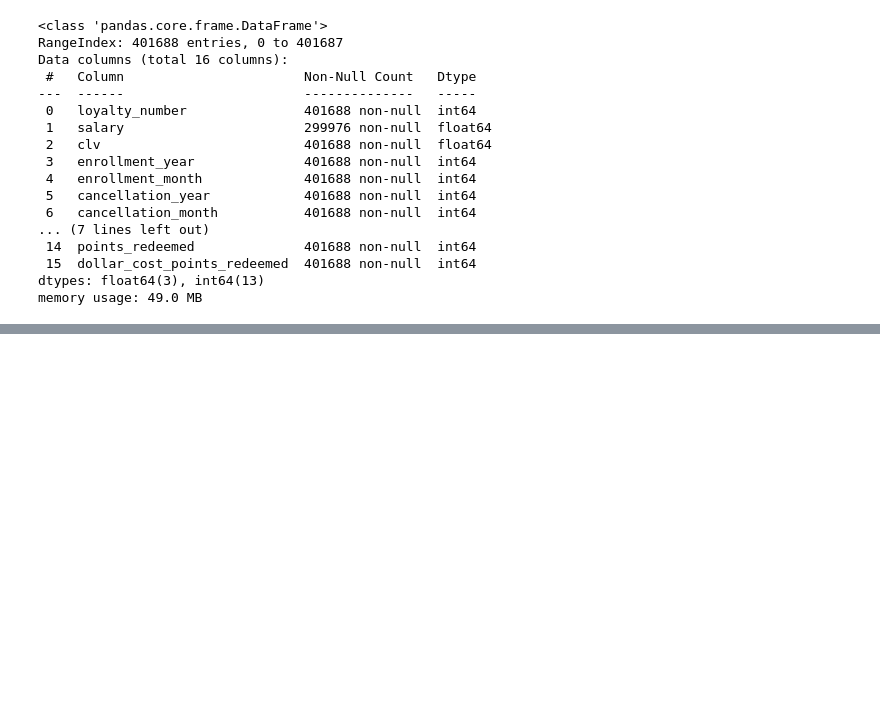
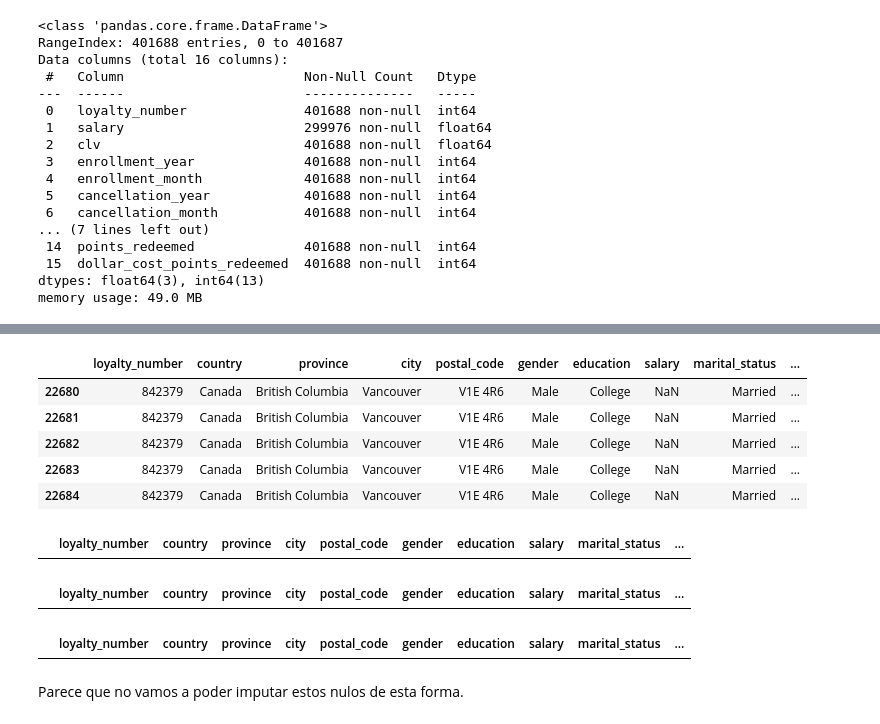
Before and after one commit to Adalab/bda-modulo-3-evaluacion-final-sansisimon, a Jupyter notebook: fase-1.ipynb, the cells around one changed output, grey strips where cells are left out. Cells and saved outputs as stored; diff of their text form; code cells hidden in the pictures; blank space fills up the shorter version.

```diff
--- a/fase-1.ipynb
+++ b/fase-1.ipynb
@@ -445,0 +547,30 @@ memory usage: 49.0 MB
+# %%
+# Filtrar filas donde 'salary' es NaN y donde tenemos el mismo lolalty_numer
+df[(df['salary'].isnull()) & (df['loyalty_number'] == 842379)][:5]
+# %% [output]
+|  | loyalty_number | country | province | city | postal_code | gender | education | salary | marital_status | ... |
+| 22680 | 842379 | Canada | British Columbia | Vancouver | V1E 4R6 | Male | College | NaN | Married | ... |
+| 22681 | 842379 | Canada | British Columbia | Vancouver | V1E 4R6 | Male | College | NaN | Married | ... |
+| 22682 | 842379 | Canada | British Columbia | Vancouver | V1E 4R6 | Male | College | NaN | Married | ... |
+| 22683 | 842379 | Canada | British Columbia | Vancouver | V1E 4R6 | Male | College | NaN | Married | ... |
+| 22684 | 842379 | Canada | British Columbia | Vancouver | V1E 4R6 | Male | College | NaN | Married | ... |
+# %%
+# Vamos a ver si este cliente tiene salario en alguna linea:
+df[(df['salary'].notnull()) & (df['loyalty_number'] == 326905)][:5]
+#parece que no tiene salario en ninguna otra línea... Vamos a probar con otros
+# %% [output]
+|  | loyalty_number | country | province | city | postal_code | gender | education | salary | marital_status | ... |
+# %%
+# Vamos a ver si este cliente tiene salario en alguna linea:
+df[(df['salary'].notnull()) & (df['loyalty_number'] == 920716)][:5]
+#parece que no tiene salario en ninguna otra línea... Vamos a probar con otros
+# %% [output]
+|  | loyalty_number | country | province | city | postal_code | gender | education | salary | marital_status | ... |
+# %%
+# Vamos a ver si este cliente tiene salario en alguna linea:
+df[(df['salary'].notnull()) & (df['loyalty_number'] == 266561)][:5]
+#parece que no tiene salario en ninguna otra línea... Vamos a probar con otros
+# %% [output]
+|  | loyalty_number | country | province | city | postal_code | gender | education | salary | marital_status | ... |
+# %% [markdown]
+Parece que no vamos a poder imputar estos nulos de esta forma.
```
Also changed, not shown: parts of 17 cells of this notebook, 5 other files.
